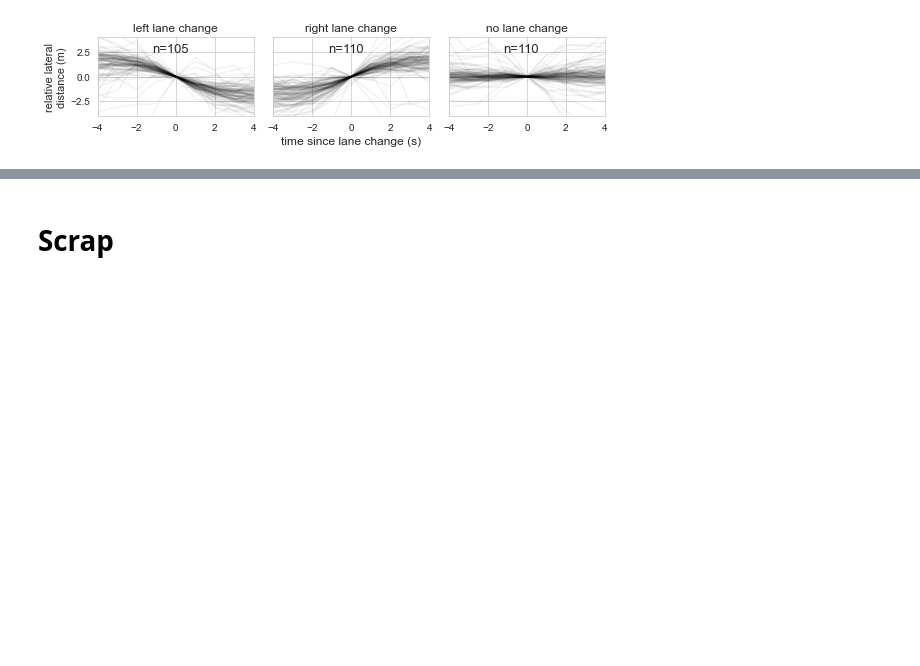
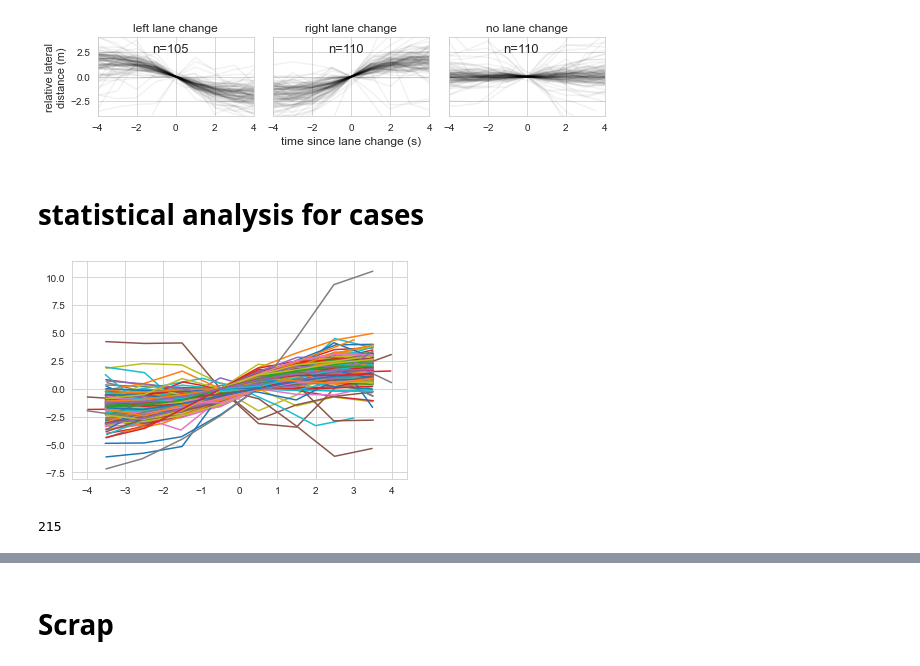
Before and after one commit to tomdries/gps-lane-changes, a Jupyter notebook: analysis.ipynb, the cells around one changed output, grey strips where cells are left out. Saved outputs shown, nothing was run; the diff lists cells and outputs as text; code cells hidden in the pictures; blank space fills up the shorter version.

```diff
--- a/analysis.ipynb
+++ b/analysis.ipynb
@@ -126,9 +133,6 @@ result_df = pd.DataFrame(columns = ['trip_nr','dev_nr', 'sections', 'trip_name',
                                     'LANE_CHANGE_DURATION','ROLLING_SUM_SIZE', 'CUTOFF_THRESHOLD',
                                     'precision', 'recall', 'f1', 'timestamp'])
 # %%
-
-
-
 trip_dfs = calculate_signals_alltrips(trip_dfs, params)
 
 dev_nr = 1
@@ -160,7 +164,7 @@ for cutoff_thres in np.arange(1.4, 3, 0.2):
             tp_total+=tp
             fp_total+=fp
             fn_total+=fn
-            now = str(datetime.datetime.now())[:-7]
+            now = str(datetime.datetime.now())
             result_df.loc[len(result_df)] = [trip_nr, dev_nr, sections, trip_name, signal_name,
                                              params['EWM_SPAN'], params['LOOKBACK_DISTDIFF'],
                                              params['LANE_CHANGE_DURATION'], params['ROLLING_SUM_SIZE'],
@@ -430,0 +438,62 @@ for i_trip, lca_df in enumerate(lca_dfs):
+# %% [markdown]
+# statistical analysis for cases
+# %%
+dev_nr = 1
+window_size=8
+threshold = 2
+baseline_fragments_alltrips = [] #for one device
+for trip_nr in range(3):
+    trip_df = trip_dfs[trip_nr][dev_nr]
+    lca_df = lca_dfs[trip_nr]
+    fragment_dfs = get_fragments_without_lane_change(trip_df, lca_df, window_size, signal_col='offset')
+    baseline_fragments_alltrips.extend(fragment_dfs)
+
+# select n random fragments
+    random.seed(42)
+    fragments_baseline_sample = random.sample(baseline_fragments_alltrips, 110)
+# %%
+sections = 'all'
+plot_col = 'offset'#'lat_vel_ewmfilt'
+
+fragments = extract_lanechange_fragments_alltrips(plot_col, trip_dfs, trip_names, lca_dfs, device_nr, sections, window_size)
+fragments_left=fragments[0]
+fragments_right = fragments[1]
+
+fragments_positive = [np.nan]*(len(fragments_left)+len(fragments_right))
+
+# "reverse" offset of left fragments
+for i,fragment in enumerate(fragments_left):
+    fragment['offset_pos'] = -fragment.offset
+    fragments_positive[i] = fragment
+for i,fragment in enumerate(fragments_right):
+    fragment['offset_pos'] = fragment.offset
+    fragments_positive[i+len(fragments_left)] = fragment
+
+random.seed(42)
+fragments_negative = random.sample(baseline_fragments_alltrips, len(fragments_positive))
+
+fig, ax = plt.subplots()
+for fragment in fragments_left:
+    ax.plot(fragment.t_fragment, -fragment.relative_signal)
+for fragment in fragments_right:
+    ax.plot(fragment.t_fragment, fragment.relative_signal)
+
+
+fragment_diff = fragment_positive.offset_pos.iloc[-1] - fragment_positive.offset_pos.iloc[0]
+
+
+# for fragment in fragments_left:
+#     plt.plot(fragment.t_fragment, -fragment.relative_signal)
+#     negative_offset = -fragment.offset
+#     fragment_diff = negative_offset.iloc[-1] - negative_offset.iloc[0]
+#     fragment_outcome = fragment_diff > threshold
+#     if fragment_outcome:
+
+#     break
+# print(fragment_diff)
+# %% [output]
+[figure, added]
+# %%
+len(fragments_negative)
+# %% [output]
+215
```
Also changed, not shown: parts of 10 cells of this notebook, 4 other files.
